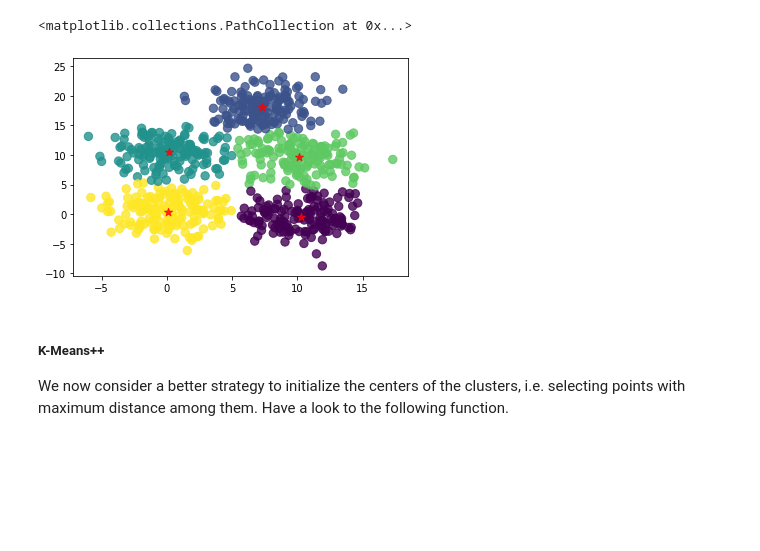
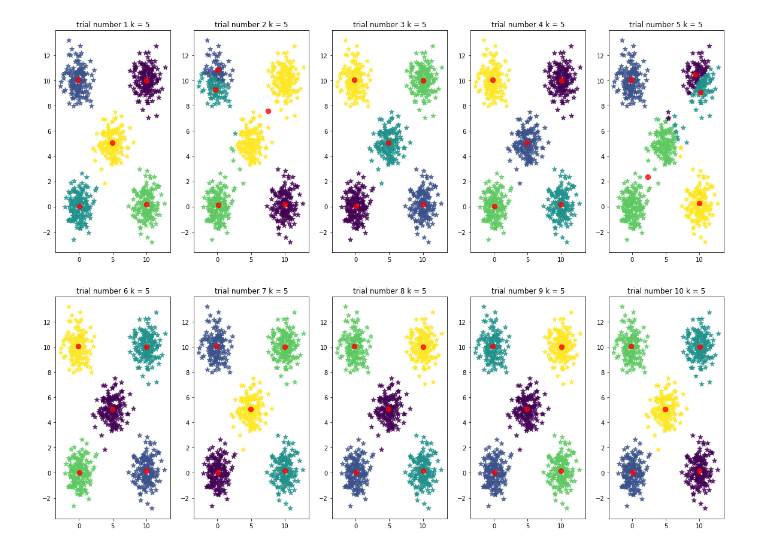
Before and after one commit to invzz/ML_LAB, a Jupyter notebook: 08_KMeans.ipynb, the cells around one changed output. Cells and saved outputs as stored; diff of their text form; code cells hidden in the pictures; blank space fills up the shorter version.

```diff
--- a/08_KMeans.ipynb
+++ b/08_KMeans.ipynb
@@ -55,0 +30,3 @@ The function returns the final clusters centers and the labels associated with e
+# %%
+def all_distances(X1, X2):
+    return scipy.spatial.distance.cdist(X1, X2, metric='sqeuclidean')
@@ -100,24 +101,35 @@ plt.scatter(X[:,0], X[:,1], s=70, c=Y, alpha=0.8)
-# %%
-# Try with a random initialization of the centers.
-k = 5
-dim = np.shape(X)[1]
-centers0 = np.empty((k,dim))
-
-for i in range(k):
-    centers0[i] = X[random.randint(0, X.shape[0])]
-
-# Call the Lloid function
-Iv, centers = Lloid(X, centers0, 10)
-
-# Visualize the final clusters and their centroids
-plt.scatter(X[:,0], X[:,1], s=70, c=Iv, alpha=0.8)
-plt.scatter(centers[:,0], centers[:,1], s=70, c='r', marker='*', alpha=0.8)
-
-# NOTE: TRY MULTIPLE TIMES!
-# %% [output]
-<matplotlib.collections.PathCollection at 0x...>
-[figure, removed]
-# %% [markdown]
-##### K-Means++
-
-We now consider a better strategy to initialize the centers of the clusters, i.e. selecting points with maximum distance among them. Have a look to the following function.
+# %%
+
+# number of trials
+Tot = 10
+# number of colums
+Cols = 5
+
+Rows = Tot // Cols
+Rows += Tot % Cols
+# Create a Position index
+Position = range(1,Tot + 1)
+
+fig  = plt.figure(1)
+fig.set_size_inches(20,15)
+
+
+#choose k
+k = 5
+
+# Visualize the final clusters and their centroids
+
+# NOTE: TRY MULTIPLE TIMES!
+for n in range(Tot):
+    ax = fig.add_subplot(Rows,Cols,Position[n])
+    # randomly choose centers
+    centers0 = np.random.uniform(low=np.amin(X, 0), high=np.amax(X, 0), size=(k, X.shape[1]))
+
+    # call lloyd algo
+    Iv, centers = lloyd(X, centers0, 10)
+
+    ax.set_title(f"trial number {n+1} k = {k}")
+    ax.scatter(X[:,0], X[:,1], s=70, c=Iv, marker='*',  alpha=0.8)
+    ax.scatter(centers[:,0], centers[:,1], s=70, c='r', alpha=0.8)
+# %% [output]
+[figure, added]
```
Also changed, not shown: parts of 16 cells of this notebook, 1 other file.
